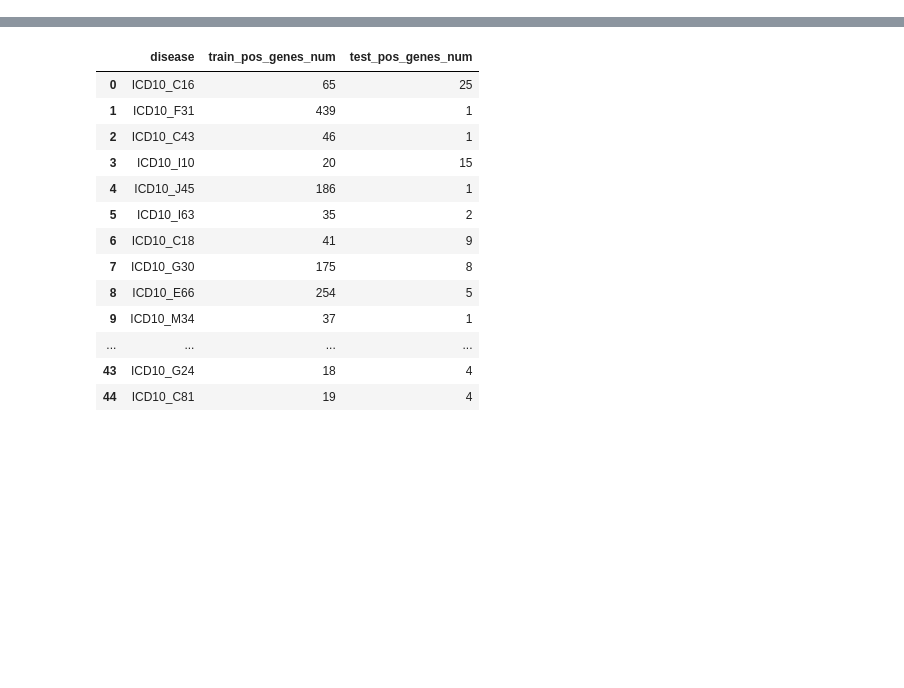
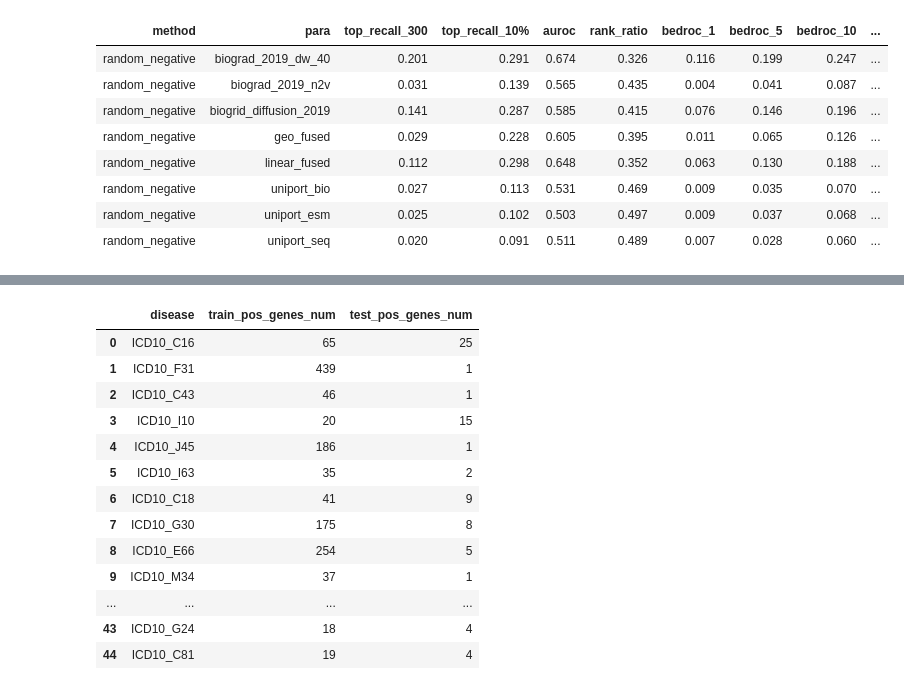
Before and after one commit to ZiyuZhang1/svm, a Jupyter notebook: src/results_analysis_all_bioweights.ipynb, the cells around one changed output, grey strips where cells are left out. Drawn from its saved outputs; the diff is of its cells as text; code cells hidden in the pictures; blank space fills up the shorter version.

Commit message:
biogrid, nn, rf

```diff
--- a/src/results_analysis_all_bioweights.ipynb
+++ b/src/results_analysis_all_bioweights.ipynb
@@ -567,3 +593,21 @@ for file_name in os.listdir(root):
+# %%
+
+root = '/itf-fi-ml/shared/users/ziyuzh/svm/results/biogrid'
+out_path = root+'.xlsx'
+temp_df = pd.read_csv(os.path.join(root,os.listdir(root)[2]))
+
+fused_2019, all_avg_df = show_table(root,ban_list=[],fnum=len(temp_df),fused = True,input_weights = True)
+prcess_and_save_xlsx(fused_2019,all_avg_df,out_path)
+# %% [output]
+| method | para | top_recall_300 | top_recall_10% | auroc | rank_ratio | bedroc_1 | bedroc_5 | bedroc_10 | ... |
+| random_negative | biograd_2019_dw_40 | 0.201 | 0.291 | 0.674 | 0.326 | 0.116 | 0.199 | 0.247 | ... |
+| random_negative | biograd_2019_n2v | 0.031 | 0.139 | 0.565 | 0.435 | 0.004 | 0.041 | 0.087 | ... |
+| random_negative | biogrid_diffusion_2019 | 0.141 | 0.287 | 0.585 | 0.415 | 0.076 | 0.146 | 0.196 | ... |
+| random_negative | geo_fused | 0.029 | 0.228 | 0.605 | 0.395 | 0.011 | 0.065 | 0.126 | ... |
+| random_negative | linear_fused | 0.112 | 0.298 | 0.648 | 0.352 | 0.063 | 0.130 | 0.188 | ... |
+| random_negative | uniport_bio | 0.027 | 0.113 | 0.531 | 0.469 | 0.009 | 0.035 | 0.070 | ... |
+| random_negative | uniport_esm | 0.025 | 0.102 | 0.503 | 0.497 | 0.009 | 0.037 | 0.068 | ... |
+| random_negative | uniport_seq | 0.020 | 0.091 | 0.511 | 0.489 | 0.007 | 0.028 | 0.060 | ... |
 # %%
 root = '/itf-fi-ml/shared/users/ziyuzh/svm/results/2019_lf_bag_cv_fix_orness'
 out_path = root+'.xlsx'
```
Also changed, not shown: parts of 2 cells of this notebook, 18 other files.
